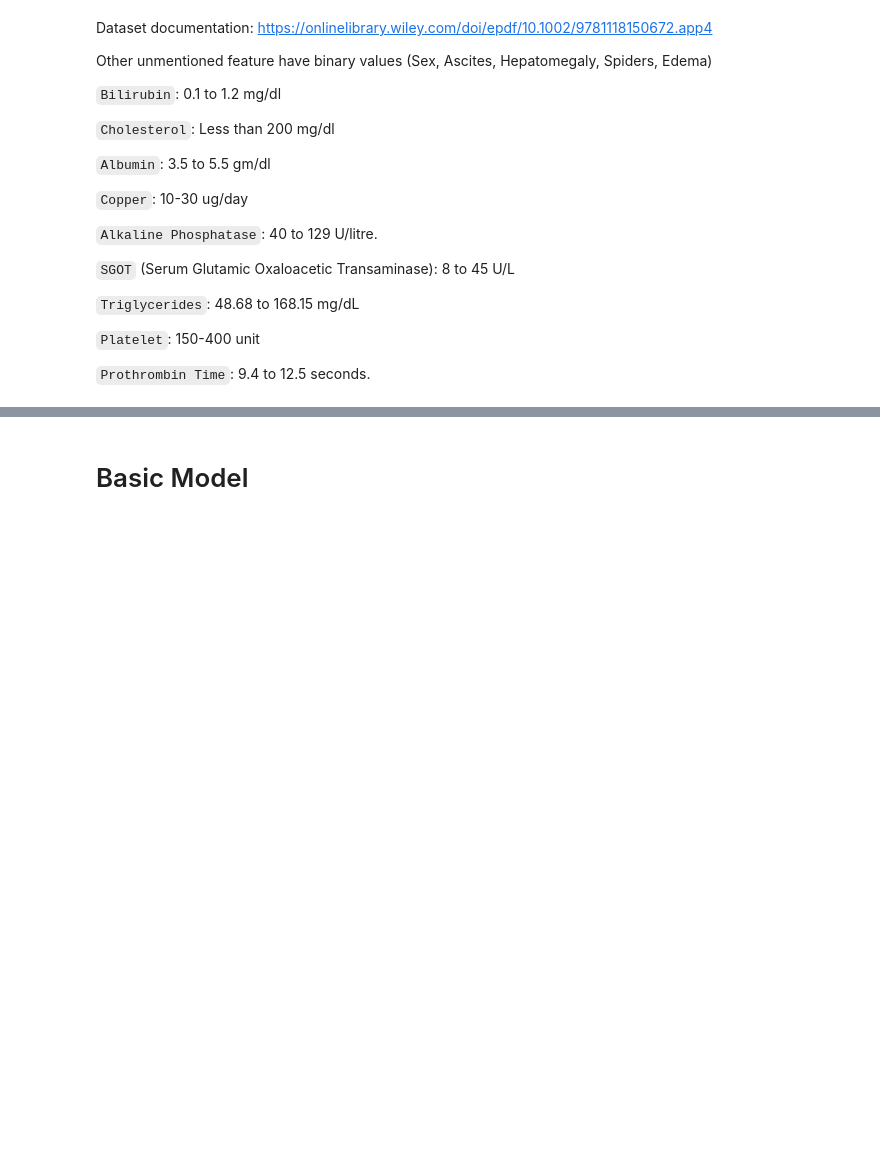
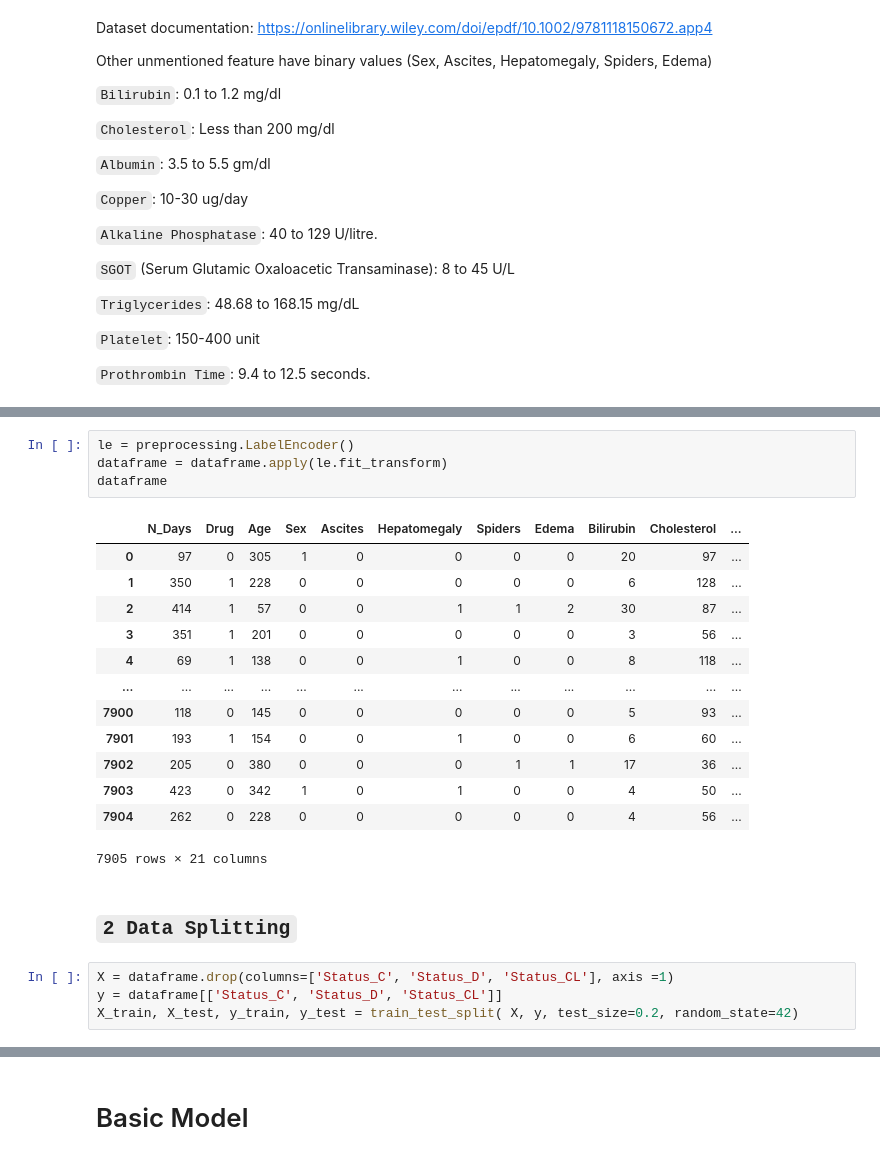
Before and after one commit to accesable/ML_Final, a Jupyter notebook: code/main.ipynb, the cells around one changed output, grey strips where cells are left out. Cells and saved outputs as stored; diff of their text form; blank space fills up the shorter version.

```diff
--- a/code/main.ipynb
+++ b/code/main.ipynb
@@ -214,0 +246,24 @@ Other unmentioned feature have binary values (Sex, Ascites, Hepatomegaly, Spider
+# %%
+le = preprocessing.LabelEncoder()
+dataframe = dataframe.apply(le.fit_transform)
+dataframe
+# %% [output]
+|  | N_Days | Drug | Age | Sex | Ascites | Hepatomegaly | Spiders | Edema | Bilirubin | Cholesterol | ... |
+| 0 | 97 | 0 | 305 | 1 | 0 | 0 | 0 | 0 | 20 | 97 | ... |
+| 1 | 350 | 1 | 228 | 0 | 0 | 0 | 0 | 0 | 6 | 128 | ... |
+| 2 | 414 | 1 | 57 | 0 | 0 | 1 | 1 | 2 | 30 | 87 | ... |
+| 3 | 351 | 1 | 201 | 0 | 0 | 0 | 0 | 0 | 3 | 56 | ... |
+| 4 | 69 | 1 | 138 | 0 | 0 | 1 | 0 | 0 | 8 | 118 | ... |
+| ... | ... | ... | ... | ... | ... | ... | ... | ... | ... | ... | ... |
+| 7900 | 118 | 0 | 145 | 0 | 0 | 0 | 0 | 0 | 5 | 93 | ... |
+| 7901 | 193 | 1 | 154 | 0 | 0 | 1 | 0 | 0 | 6 | 60 | ... |
+| 7902 | 205 | 0 | 380 | 0 | 0 | 0 | 1 | 1 | 17 | 36 | ... |
+| 7903 | 423 | 0 | 342 | 1 | 0 | 1 | 0 | 0 | 4 | 50 | ... |
+| 7904 | 262 | 0 | 228 | 0 | 0 | 0 | 0 | 0 | 4 | 56 | ... |
+7905 rows × 21 columns
+# %% [markdown]
+## `2 Data Splitting`
+# %%
+X = dataframe.drop(columns=['Status_C', 'Status_D', 'Status_CL'], axis =1)
+y = dataframe[['Status_C', 'Status_D', 'Status_CL']]
+X_train, X_test, y_train, y_test = train_test_split( X, y, test_size=0.2, random_state=42)
```
Also changed, not shown: parts of 51 cells of this notebook, 3 other files.
